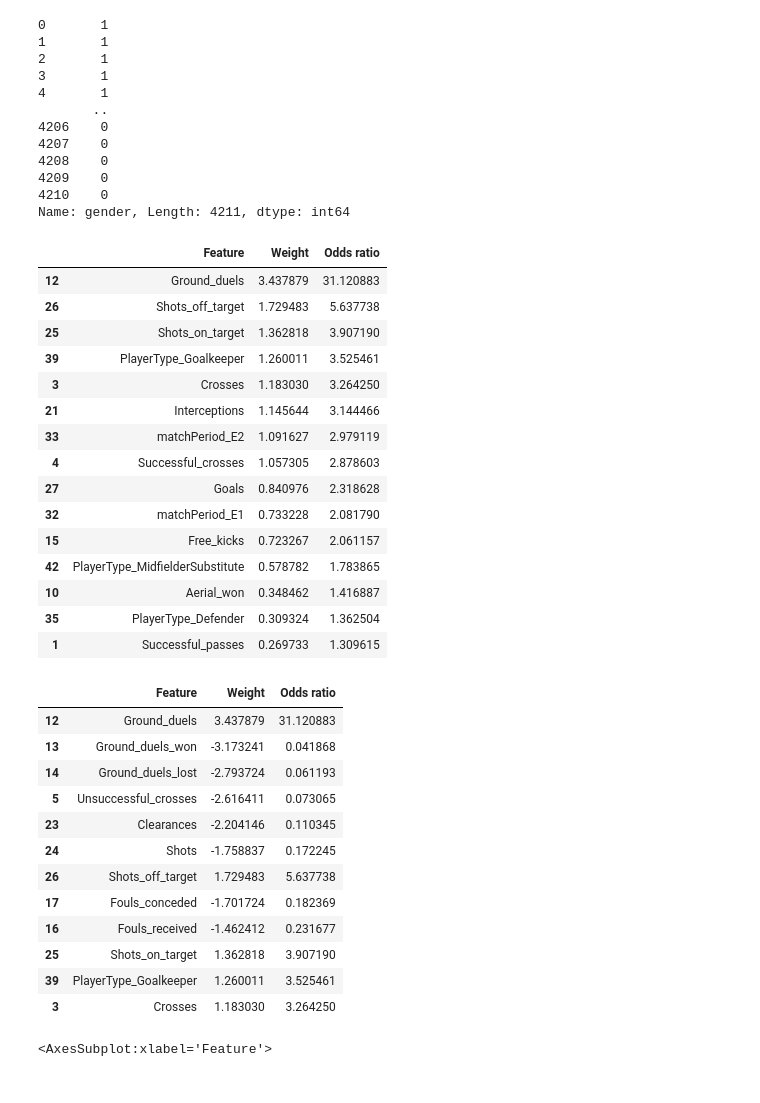
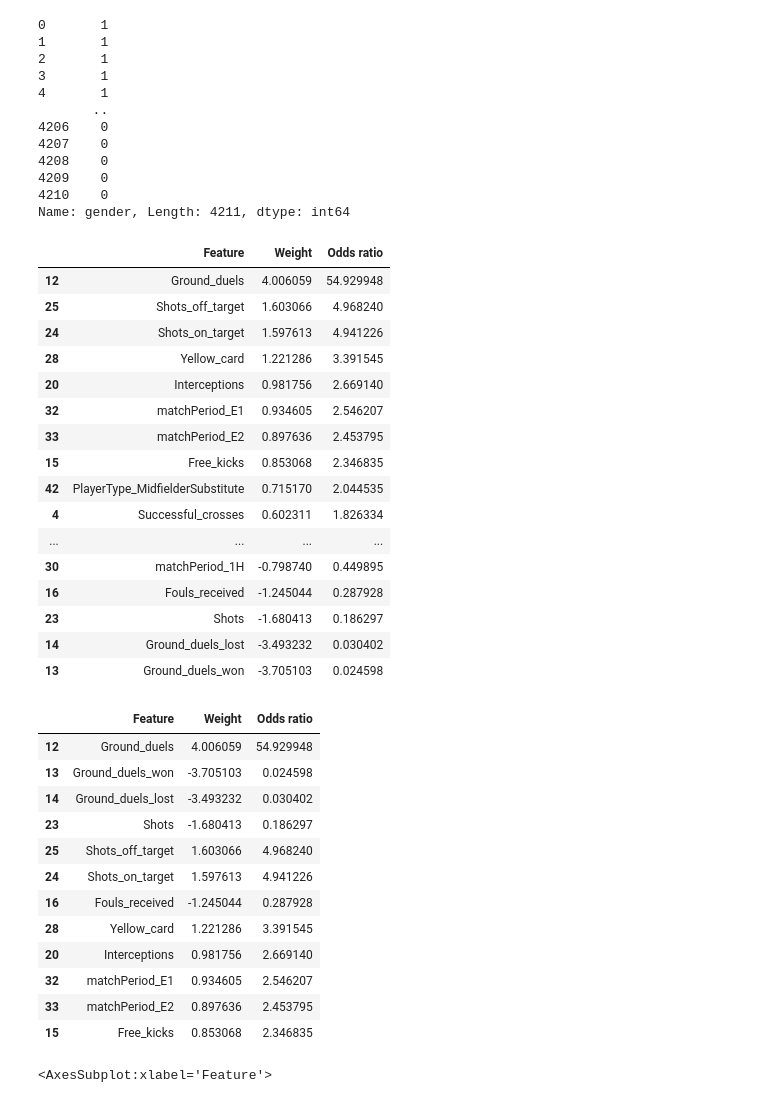
Before and after one commit to marcgarnica13/ml-interpretability-european-football, a Jupyter notebook: classification/lr_analysis.ipynb, the cells around one changed output. Drawn from its saved outputs; the diff is of its cells as text; code cells hidden in the pictures.

```diff
--- a/classification/lr_analysis.ipynb
+++ b/classification/lr_analysis.ipynb
@@ -15,7 +15,7 @@ from pycaret import classification
 ### Exploratory data analysis
 Import to specify correctly the data path. Initally we can make an easy exploration.
 # %%
-data_folder_path = os.path.join('/', '')
+data_folder_path = os.path.join('..', 'data')
 data_file = 'ds.csv'
 # %%
 df = pd.read_csv(os.path.join(data_folder_path, data_file))
@@ -176,40 +176,41 @@ Name: gender, Length: 4211, dtype: int64
 # %%
 coef_df = pd.DataFrame({'Feature': classification_setup[0].columns, 'Weight': lr_model.coef_[0], 'Odds ratio': np.exp(lr_model.coef_[0])})
 # %%
-coef_df.sort_values(by=['Odds ratio'], ascending=False).head(15)
+coef_df.sort_values(by=['Odds ratio'], ascending=False).head(50)
 # %% [output]
 |  | Feature | Weight | Odds ratio |
-| 12 | Ground_duels | 3.437879 | 31.120883 |
-| 26 | Shots_off_target | 1.729483 | 5.637738 |
-| 25 | Shots_on_target | 1.362818 | 3.907190 |
-| 39 | PlayerType_Goalkeeper | 1.260011 | 3.525461 |
-| 3 | Crosses | 1.183030 | 3.264250 |
-| 21 | Interceptions | 1.145644 | 3.144466 |
-| 33 | matchPeriod_E2 | 1.091627 | 2.979119 |
-| 4 | Successful_crosses | 1.057305 | 2.878603 |
-| 27 | Goals | 0.840976 | 2.318628 |
-| 32 | matchPeriod_E1 | 0.733228 | 2.081790 |
-| 15 | Free_kicks | 0.723267 | 2.061157 |
-| 42 | PlayerType_MidfielderSubstitute | 0.578782 | 1.783865 |
-| 10 | Aerial_won | 0.348462 | 1.416887 |
-| 35 | PlayerType_Defender | 0.309324 | 1.362504 |
-| 1 | Successful_passes | 0.269733 | 1.309615 |
+| 12 | Ground_duels | 4.006059 | 54.929948 |
+| 25 | Shots_off_target | 1.603066 | 4.968240 |
+| 24 | Shots_on_target | 1.597613 | 4.941226 |
+| 28 | Yellow_card | 1.221286 | 3.391545 |
+| 20 | Interceptions | 0.981756 | 2.669140 |
+| 32 | matchPeriod_E1 | 0.934605 | 2.546207 |
+| 33 | matchPeriod_E2 | 0.897636 | 2.453795 |
+| 15 | Free_kicks | 0.853068 | 2.346835 |
+| 42 | PlayerType_MidfielderSubstitute | 0.715170 | 2.044535 |
+| 4 | Successful_crosses | 0.602311 | 1.826334 |
+| ... | ... | ... | ... |
+| 30 | matchPeriod_1H | -0.798740 | 0.449895 |
+| 16 | Fouls_received | -1.245044 | 0.287928 |
+| 23 | Shots | -1.680413 | 0.186297 |
+| 14 | Ground_duels_lost | -3.493232 | 0.030402 |
+| 13 | Ground_duels_won | -3.705103 | 0.024598 |
 # %%
 coef_df.reindex(coef_df.Weight.abs().sort_values(ascending=False).index).head(12)
 # %% [output]
 |  | Feature | Weight | Odds ratio |
-| 12 | Ground_duels | 3.437879 | 31.120883 |
-| 13 | Ground_duels_won | -3.173241 | 0.041868 |
-| 14 | Ground_duels_lost | -2.793724 | 0.061193 |
-| 5 | Unsuccessful_crosses | -2.616411 | 0.073065 |
-| 23 | Clearances | -2.204146 | 0.110345 |
-| 24 | Shots | -1.758837 | 0.172245 |
-| 26 | Shots_off_target | 1.729483 | 5.637738 |
-| 17 | Fouls_conceded | -1.701724 | 0.182369 |
-| 16 | Fouls_received | -1.462412 | 0.231677 |
-| 25 | Shots_on_target | 1.362818 | 3.907190 |
-| 39 | PlayerType_Goalkeeper | 1.260011 | 3.525461 |
-| 3 | Crosses | 1.183030 | 3.264250 |
+| 12 | Ground_duels | 4.006059 | 54.929948 |
+| 13 | Ground_duels_won | -3.705103 | 0.024598 |
+| 14 | Ground_duels_lost | -3.493232 | 0.030402 |
+| 23 | Shots | -1.680413 | 0.186297 |
+| 25 | Shots_off_target | 1.603066 | 4.968240 |
+| 24 | Shots_on_target | 1.597613 | 4.941226 |
+| 16 | Fouls_received | -1.245044 | 0.287928 |
+| 28 | Yellow_card | 1.221286 | 3.391545 |
+| 20 | Interceptions | 0.981756 | 2.669140 |
+| 32 | matchPeriod_E1 | 0.934605 | 2.546207 |
+| 33 | matchPeriod_E2 | 0.897636 | 2.453795 |
+| 15 | Free_kicks | 0.853068 | 2.346835 |
 # %%
 coef_df[coef_df['Feature'].isin(
     [
```
Also changed, not shown: parts of 3 cells of this notebook, 57 other files.
